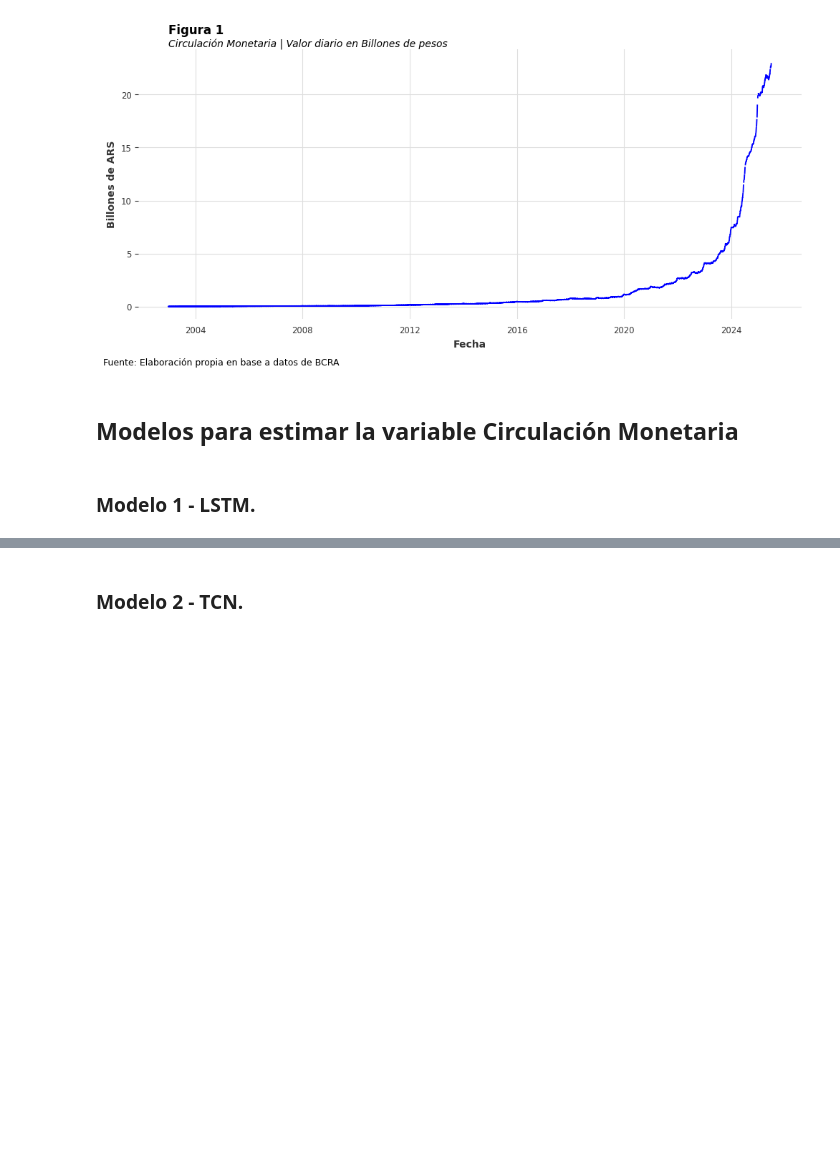
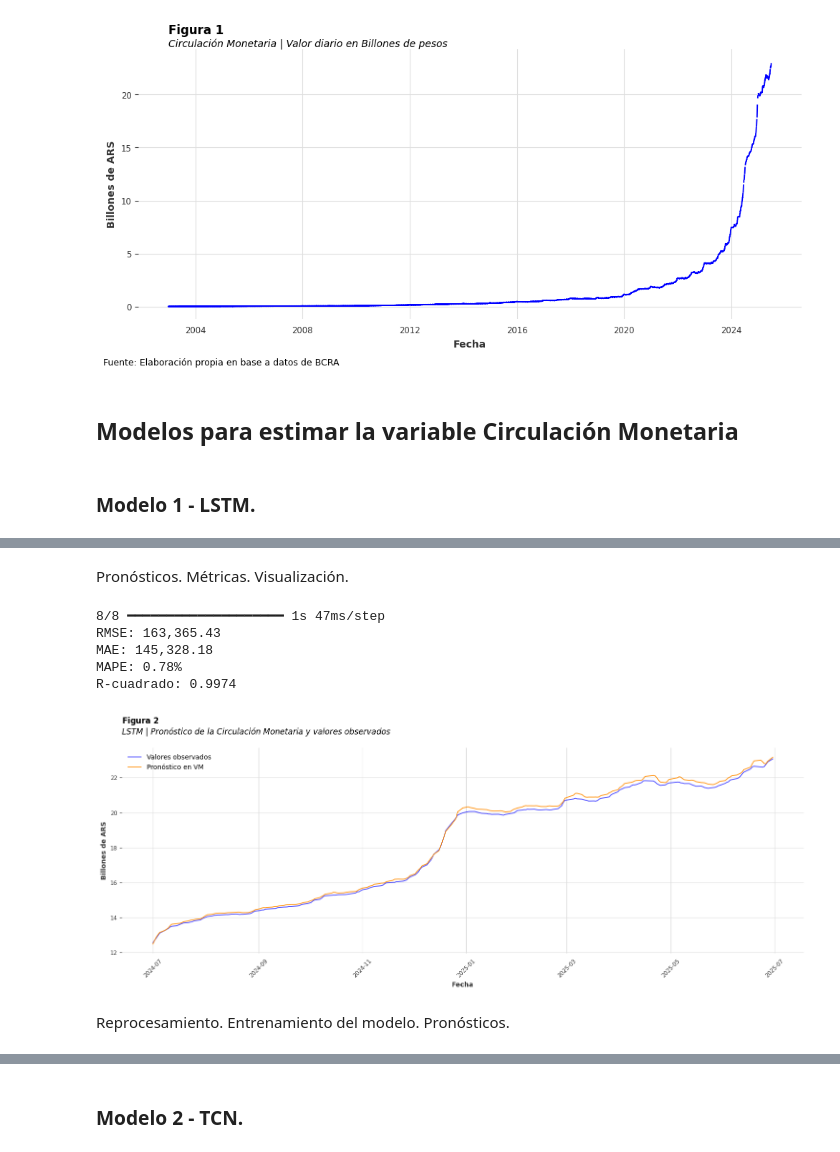
Before and after one commit to georgsmeinung/ast-tp, a Jupyter notebook: TP2/AST_TP2_Cancelas_Filipuzzi_Gallardo_Nicolau.ipynb, the cells around one changed output, grey strips where cells are left out. Cells and saved outputs as stored; diff of their text form; code cells hidden in the pictures; blank space fills up the shorter version.

```diff
--- a/TP2/AST_TP2_Cancelas_Filipuzzi_Gallardo_Nicolau.ipynb
+++ b/TP2/AST_TP2_Cancelas_Filipuzzi_Gallardo_Nicolau.ipynb
@@ -1298,67 +1442,53 @@ Epoch 50/50
+# %% [markdown]
+Pronósticos. Métricas. Visualización.
 # %%
-# Predicciones
 y_pred_scaled = model.predict(X_test)
 y_pred = scaler.inverse_transform(y_pred_scaled)
 y_real = scaler.inverse_transform(y_test.reshape(-1,1))
 
-# Métricas
-from sklearn.metrics import mean_squared_error, mean_absolute_error
 rmse_lstm = np.sqrt(mean_squared_error(y_real, y_pred))
 mae_lstm = mean_absolute_error(y_real, y_pred)
 mape_lstm = np.mean(np.abs((y_real - y_pred) / y_real)) * 100
+r2_lstm = r2_score(y_real, y_pred)
+print(f"RMSE: {rmse_lstm:,.2f}")
+print(f"MAE: {mae_lstm:,.2f}")
+print(f"MAPE: {mape_lstm:.2f}%")
+print(f"R-cuadrado: {r2_lstm:.4f}")
 
-print(f"📊 RMSE: {rmse_lstm:,.2f}")
-print(f"📊 MAE: {mae_lstm:,.2f}")
-print(f"📊 MAPE: {mape_lstm:.2f}%")
-
-# Gráfico
-plt.figure(figsize=(12,5))
-plt.plot(fechas[mask_test], y_real, label='Real')
-plt.plot(fechas[mask_test], y_pred, label='Pred LSTM', linestyle='--')
-plt.title('Predicción LSTM - Circulación Monetaria (Último Año)')
-plt.xticks(rotation=45)
-plt.legend()
-plt.show()
-
-# Modelo muy ajustado, en las predicciones diarias se objetiva que se mantiene
-# la ventana de entrenamiento seleccionada pero al ir corriendo en el futuro esta
-# ventana se mueve y utiliza datos del test para hacer la preddición por lo que
-# no se está haciendo un corte definitivo en la fecha limite de entrenamiento.
-
-# Gráfico
 plt.figure(figsize=(15, 6))
-
-# Título y subtítulo con el formato deseado
 plt.title(
     "$\mathbf{Figura\ 2}$\n"
-    "Predicción LSTM - Circulación Monetaria (Último Año)",
+    "LSTM | Pronóstico de la Circulación Monetaria y valores observados",
     fontdict={
         'fontweight': 'normal',
         'fontsize': 12,
         'style': 'italic'
     },
     loc='left',
     pad=20
 )
-
-# Gráfico de los datos
 prediction_color = 'darkorange'
-
-plt.plot(fechas[mask_test], y_real, label='Real', color='blue', alpha=0.7)
-plt.plot(fechas[mask_test], y_pred, label='Predicción LSTM', linestyle='--', color=prediction_color, alpha=0.9)
-
+plt.plot(fechas[mask_test], y_real, label='Valores observados', color='blue', alpha=0.7)
+plt.plot(fechas[mask_test], y_pred, label='Pronóstico en VM', linestyle='-', color=prediction_color, alpha=0.9)
 plt.xlabel('Fecha')
 plt.ylabel('Billones de ARS')
-
-# Formateador del eje Y
 import matplotlib.ticker as ticker
 def final_billion_formatter(x, pos):
-    return f'{x:.1f}'
+    return f'{x / 1_000_000:.0f}'
 plt.gca().yaxis.set_major_formatter(ticker.FuncFormatter(final_billion_formatter))
-
+plt.ylabel('Billones de ARS')
 plt.xticks(rotation=45)
 plt.legend()
 plt.grid(True)
 plt.tight_layout()
 plt.show()
+# %% [output]
+8/8 ━━━━━━━━━━━━━━━━━━━━ 1s 47ms/step
+RMSE: 163,365.43
+MAE: 145,328.18
+MAPE: 0.78%
+R-cuadrado: 0.9974
+[figure, added]
+# %% [markdown]
+Reprocesamiento. Entrenamiento del modelo. Pronósticos.
 # %%
```
Also changed, not shown: parts of 65 cells of this notebook, 7 other files.
